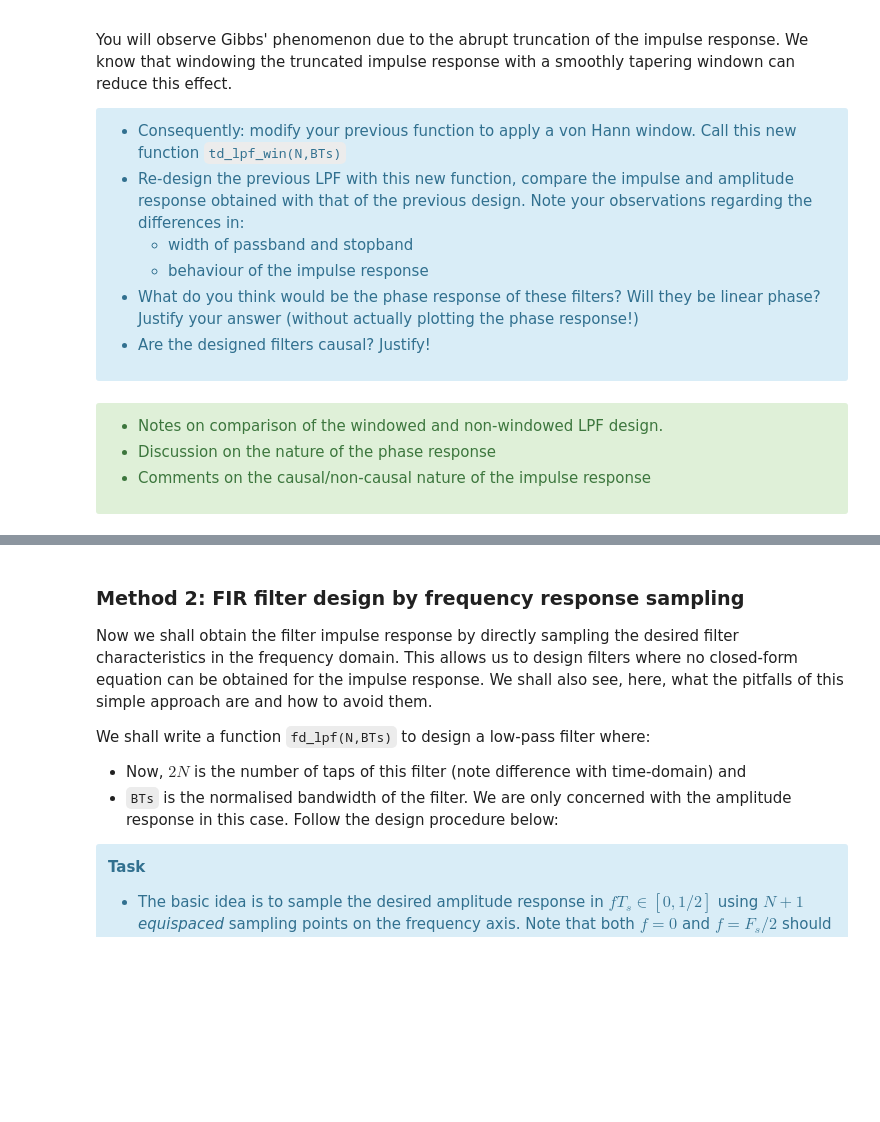
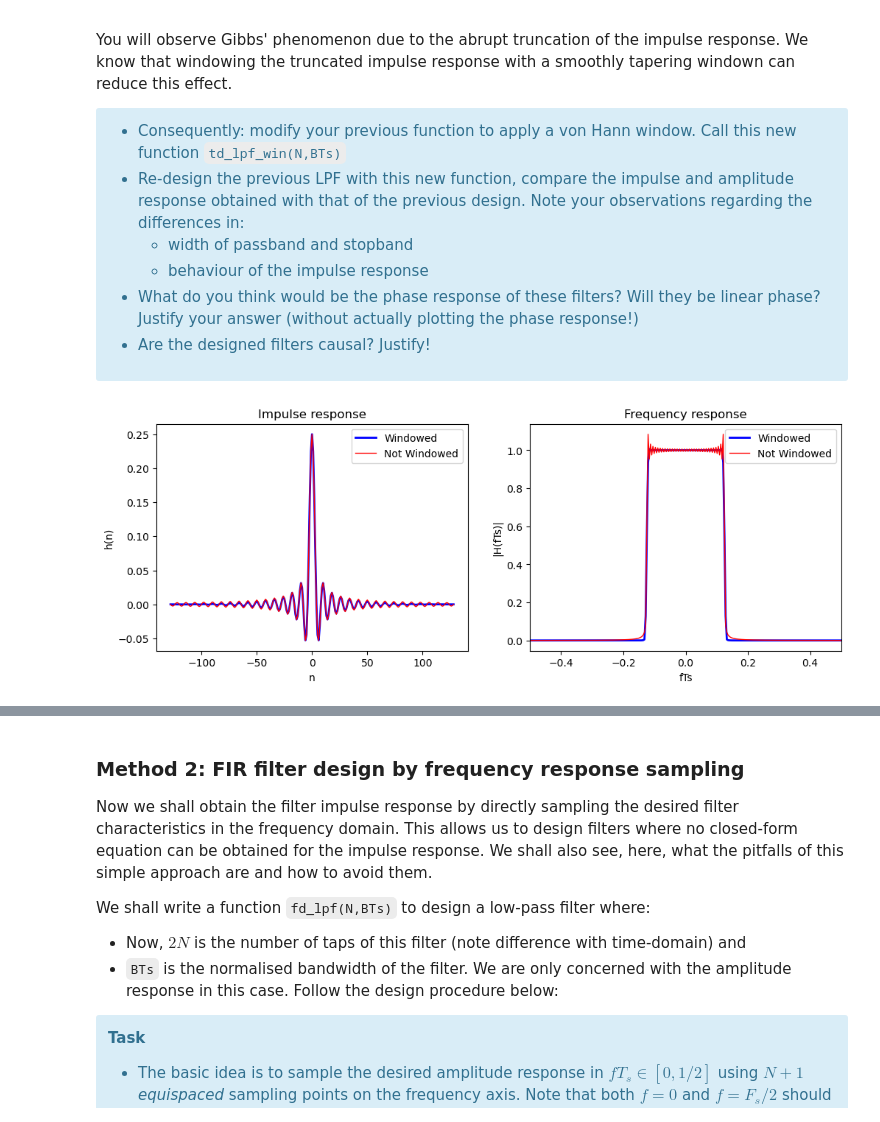
Before and after one commit to mrcocolinho/MSPS-Assignments, a Jupyter notebook: Notebooks/Assignment 4/ex04.ipynb, the cells around one changed output, grey strips where cells are left out. Drawn from its saved outputs; the diff is of its cells as text; code cells hidden in the pictures; blank space fills up the shorter version.

```diff
--- a/Notebooks/Assignment 4/ex04.ipynb
+++ b/Notebooks/Assignment 4/ex04.ipynb
@@ -127,20 +128,37 @@ You will observe Gibbs' phenomenon due to the abrupt truncation of the impulse r
 * Are the designed filters causal? Justify!
 
 </div>
-# %%
-# Function
-def td_lpf_win(N,BTs):
-    return hWin
-
-# Example filter design for given specifications
-# Plotting of impulse and amplitude response
-
-# Comparison with `td_lpf`
-# %% [markdown]
-<div class="alert alert-success">
-
-* Notes on comparison of the windowed and non-windowed LPF design.
-* Discussion on the nature of the phase response
-* Comments on the causal/non-causal nature of the impulse response
-
-</div>
+# %%
+# Function
+def td_lpf_win(N,BTs):
+    n = np.arange(-N,N+1)
+    h = BTs*np.sinc(BTs*n)
+    hWin = h*np.hanning(2*N+1)
+    return hWin, n
+
+# Example filter design for given specifications
+# Plotting of impulse and amplitude response
+hWin, n = td_lpf_win(128,1/4)
+HWin = fft.fftshift(fft.fft(hWin))
+
+fig, ax = plt.subplots(1, 2, figsize = (12, 4))
+
+ax[0].plot(n, hWin, label='Windowed', color ='b',lw=2)
+ax[0].plot(n, h, label='Not Windowed',color='r',lw=1)
+ax[0].set_ylabel('h(n)')
+ax[0].set_xlabel('n')
+ax[0].set_title('Impulse response')
+ax[0].legend()
+
+ax[1].plot(f, np.abs(HWin), label='Windowed',color ='b',lw=2)
+ax[1].plot(f, np.abs(H), label='Not Windowed',color ='r',lw=1)
+ax[1].set_ylabel('|H(fTs)|')
+ax[1].set_xlabel('fTs')
+ax[1].set_title('Frequency response')
+ax[1].set_xlim([-0.5,0.5])
+ax[1].legend()
+plt.show()
+
+# Comparison with `td_lpf`
+# %% [output]
+[figure, added]
```
Also changed, not shown: parts of 13 cells of this notebook.
